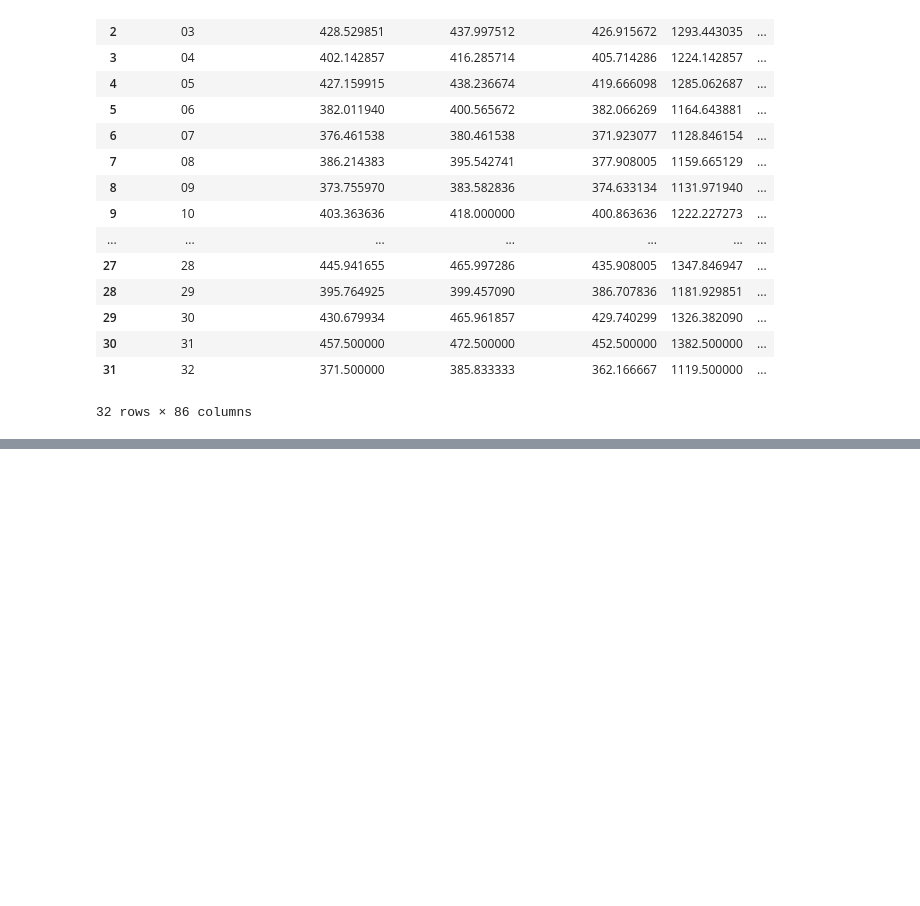
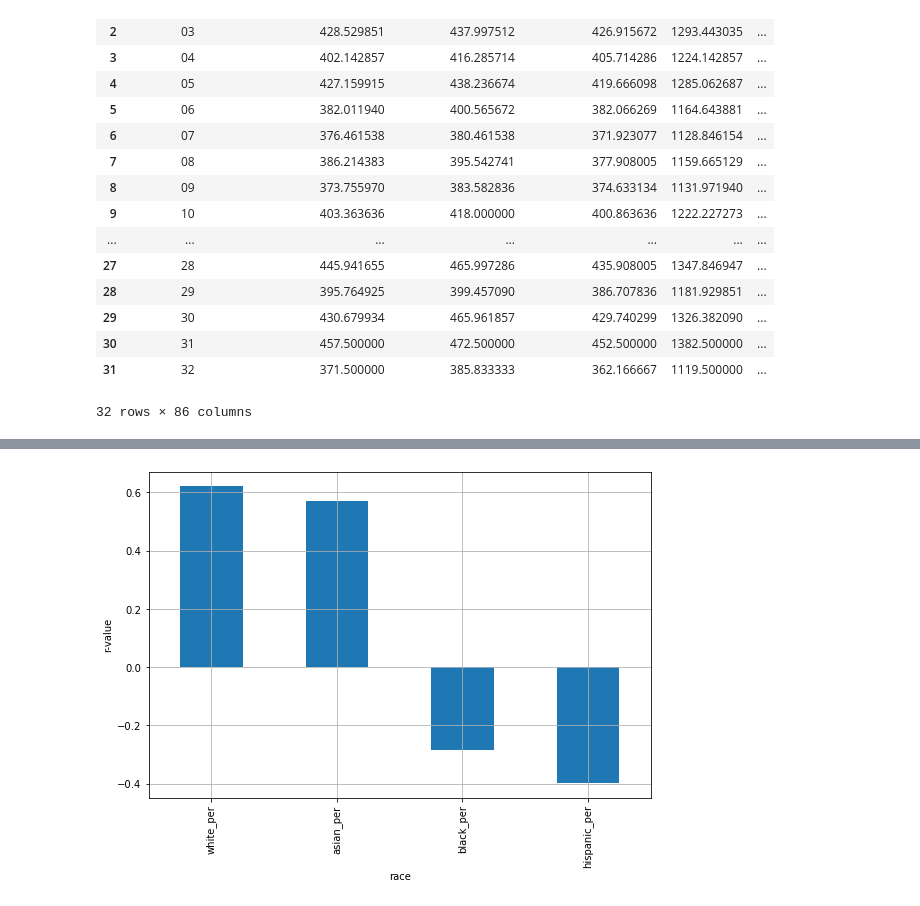
Before and after one commit to aegis301/nyc_high_school_project, a Jupyter notebook: cleaning_project.ipynb, the cells around one changed output, grey strips where cells are left out. Saved outputs shown, nothing was run; the diff lists cells and outputs as text; code cells hidden in the pictures; blank space fills up the shorter version.

```diff
--- a/cleaning_project.ipynb
+++ b/cleaning_project.ipynb
@@ -954,0 +1070,18 @@ Name: sat_score, dtype: float64
+# %%
+# isolate columns that indicate percentage of races at each school
+race_cols = [
+    'white_per',
+    'asian_per',
+    'black_per',
+    'hispanic_per'
+]
+
+# plotting correlations of race indicating columns to sat_score
+fig = plt.figure(figsize=(9,6))
+combined.corr()["sat_score"][race_cols].plot.bar()
+plt.xlabel('race')
+plt.ylabel('r-value')
+plt.grid()
+plt.show()
+# %% [output]
+[figure, added]
```
Also changed, not shown: parts of 36 cells of this notebook.
